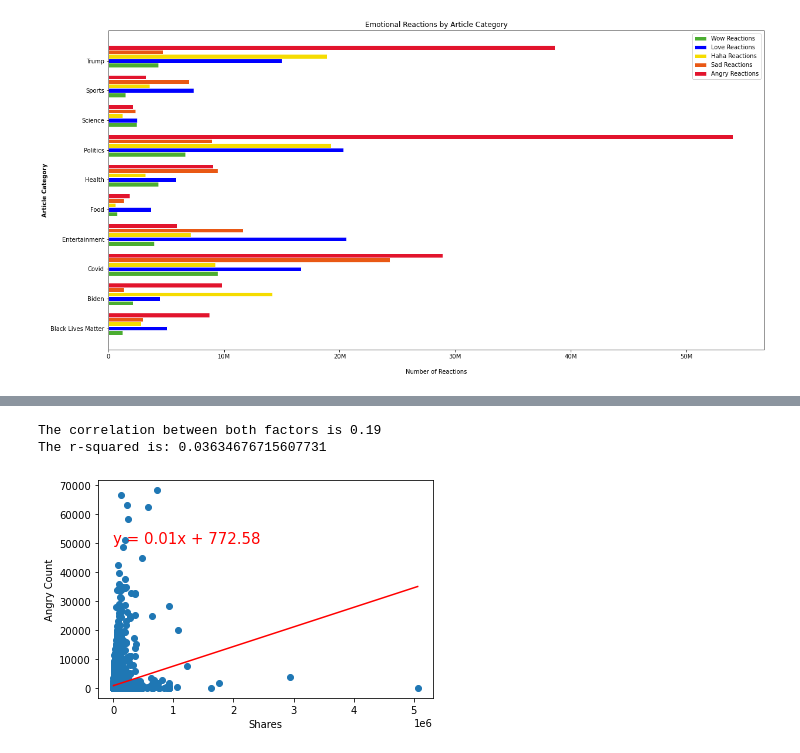
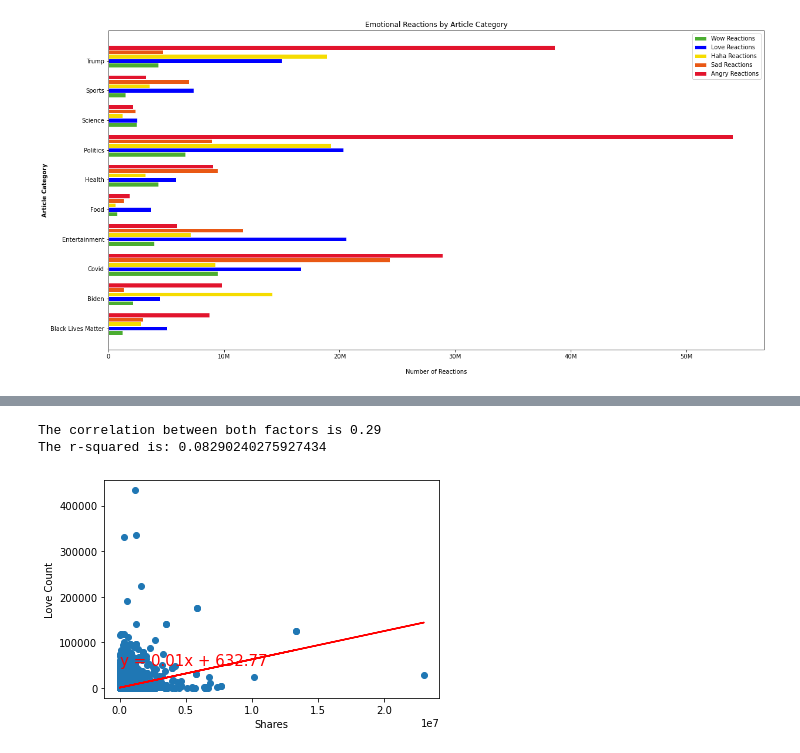
Before and after one commit to jakehtaylor/Classifying-Clickbait-Headlines, a Jupyter notebook: clean_dataframes.ipynb, the cells around one changed output, grey strips where cells are left out. Drawn from its saved outputs; the diff is of its cells as text; code cells hidden in the pictures.

```diff
--- a/clean_dataframes.ipynb
+++ b/clean_dataframes.ipynb
@@ -558,33 +637,32 @@ The r-squared is: 0.14865127211702456
 # %%
-#attempt at liner regression
+#attempt at liner regression for shares vs. love
 
 #correlation coefficient
-correlation = st.pearsonr(biden_df['total_facebook_shares'], biden_df['angry_count'])
+correlation = st.pearsonr(articles_df['total_facebook_shares'], articles_df['love_count'])
 print(f"The correlation between both factors is {round(correlation[0],2)}")
 
 #scatter plot of Trump shares vs. Anger_count
-title = 'Facebook shares vs. Angry Reaction for Biden Articles'
+title = 'Facebook shares vs. Love Reaction for Articles'
 
 #linear regression
-x_values = biden_df['total_facebook_shares']
-y_values = biden_df['angry_count']
+x_values = articles_df['total_facebook_shares']
+y_values = articles_df['love_count']
 
 
 (slope, intercept, rvalue, pvalue, stderr) = linregress(x_values, y_values)
 regress_values = x_values * slope + intercept
 line_eq = "y = " + str(round(slope,2)) + "x + " + str(round(intercept,2))
 plt.scatter(x_values,y_values)
 plt.plot(x_values,regress_values,"r-")
 plt.annotate(line_eq,(4, 50000),fontsize=15,color="red")
 
 
 
 plt.xlabel('Shares')
-plt.ylabel('Angry Count')
+plt.ylabel('Love Count')
 print(f"The r-squared is: {rvalue**2}")
-plt.savefig('bidenshares_vs_angry.png', dpi=300, bbox_inches = 'tight')
-plt.show()
+plt.savefig('shares_vs_love.png', dpi=300, bbox_inches = 'tight')
 # %% [output]
-The correlation between both factors is 0.19
-The r-squared is: 0.03634676715607731
+The correlation between both factors is 0.29
+The r-squared is: 0.08290240275927434
-[figure, old version]
+[figure, new version]
```
Also changed, not shown: parts of 9 cells of this notebook, 10 other files.
